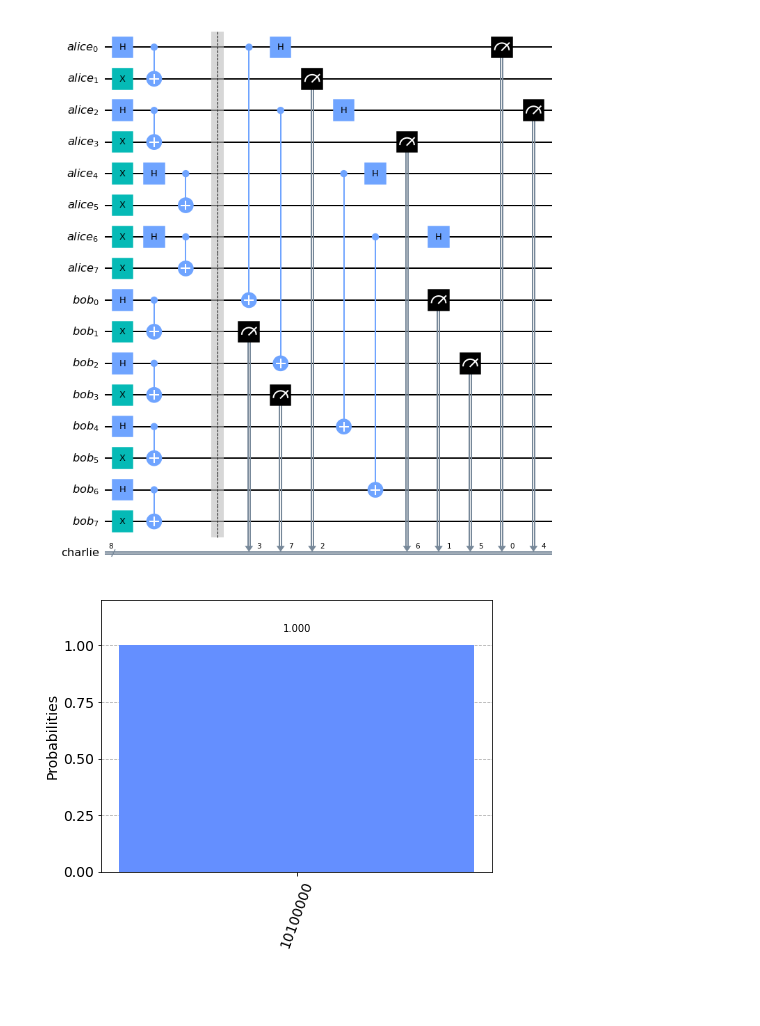
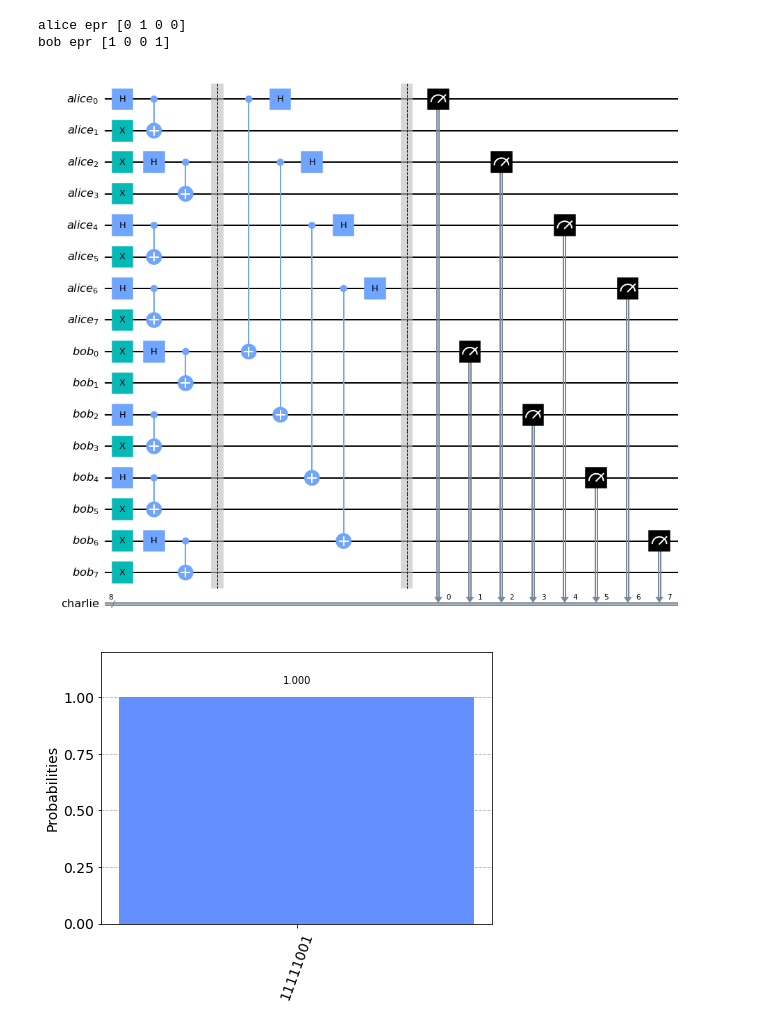
Before and after one commit to shashwat-1234/some_qsdc_codes, a Jupyter notebook: Qsdc_file_1.ipynb, the cells around one changed output. Cells and saved outputs as stored; diff of their text form; code cells hidden in the pictures; blank space fills up the shorter version.

```diff
--- a/Qsdc_file_1.ipynb
+++ b/Qsdc_file_1.ipynb
@@ -22,6 +22,12 @@ bob_epr = np.random.randint(2, size = num_pair)
 alice_qubits = QuantumRegister(2*num_pair, 'alice')
 bob_qubits = QuantumRegister(2*num_pair, 'bob')
 charlie = ClassicalRegister(2*num_pair, 'charlie')
+
+print("alice epr " + str(alice_epr))
+print("bob epr " + str(bob_epr))
+# %% [output]
+alice epr [0 1 0 0]
+bob epr [1 0 0 1]
 # %%
 #here this is the function to encode qubit indexed a and b of circuit in psi_plus or psi_minus respectively
 
@@ -39,35 +45,40 @@ def encode_psi_minus(circuit, a, b):
 # %%
 circuit = QuantumCircuit(alice_qubits, bob_qubits, charlie)
 
 for i in range(0, 2*num_pair, 2):
     j = i//2
     #print(j)
     if alice_epr[j] == 0:
         circuit = encode_psi_plus(circuit, alice_qubits[i], alice_qubits[i+1])
     elif alice_epr[j] == 1:
         circuit = encode_psi_minus(circuit, alice_qubits[i], alice_qubits[i+1])
 
     if bob_epr[j] == 0:
         circuit = encode_psi_plus(circuit, bob_qubits[i], bob_qubits[i+1])
     elif bob_epr[j] == 1:
         circuit = encode_psi_minus(circuit, bob_qubits[i], bob_qubits[i+1])
 
 # the EPR encoding is done now
 circuit.barrier()
 
 #now Charlie will measure one qubit from each pair from both of them
 for i in range(0, 2*num_pair, 2):
 
     j = i//2
     #to measure in bell basis
     circuit.cx(alice_qubits[i], bob_qubits[i])
     circuit.h(alice_qubits[i])
 
-    circuit.measure([alice_qubits[j], bob_qubits[j]], [i, i+1])
+circuit.barrier()
+
+for i in range(0, 2*num_pair, 2):
+
+    circuit.measure([alice_qubits[i], bob_qubits[i]], [i, i+1])
+
 
 circuit.draw(output = 'mpl')
 # %% [output]
-[figure, old version]
+[figure, new version]
 # %%
 def run_circuit(qc2):
     backend = Aer.get_backend('qasm_simulator') # we choose the simulator as our backend
```
Also changed, not shown: parts of 6 cells of this notebook.
